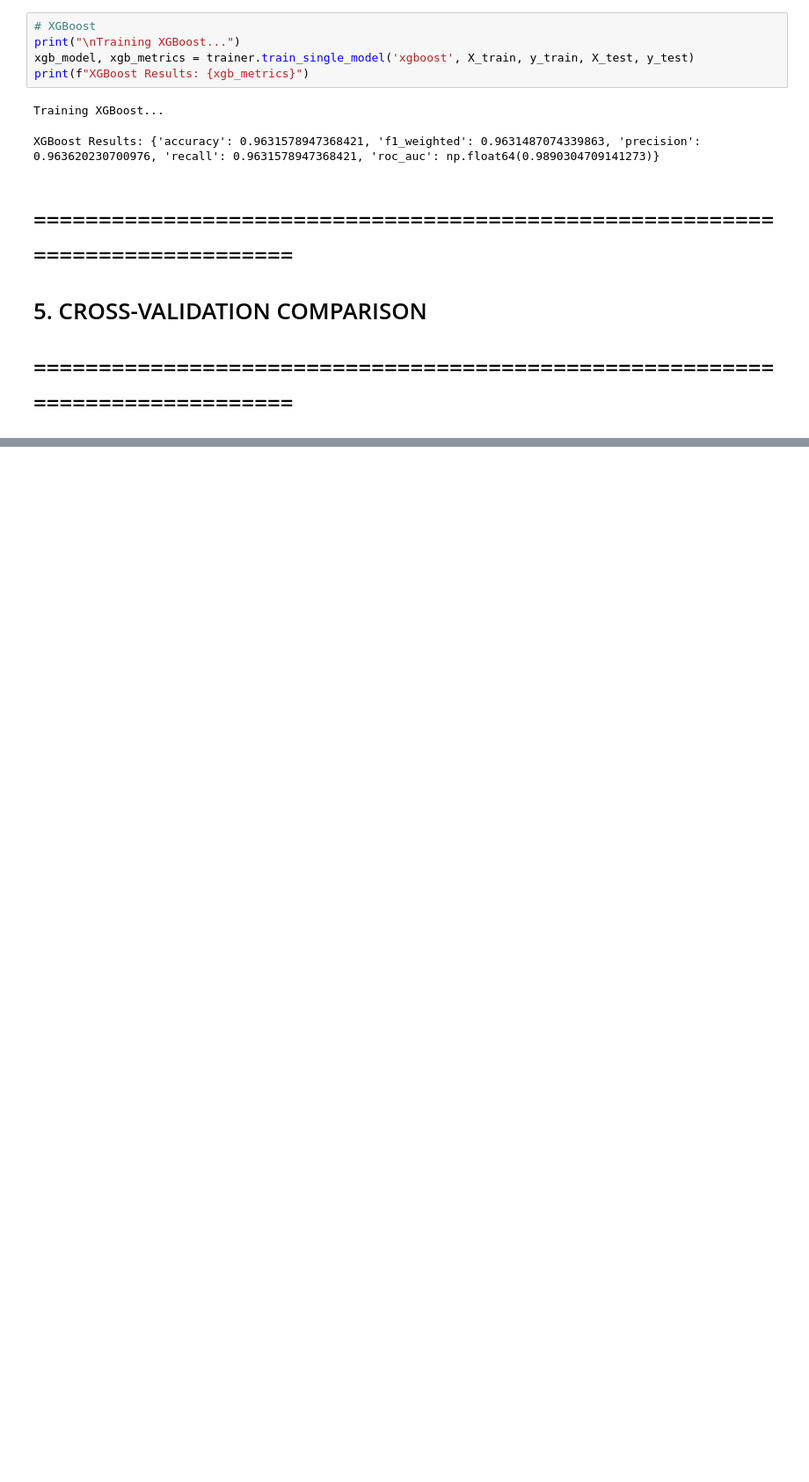
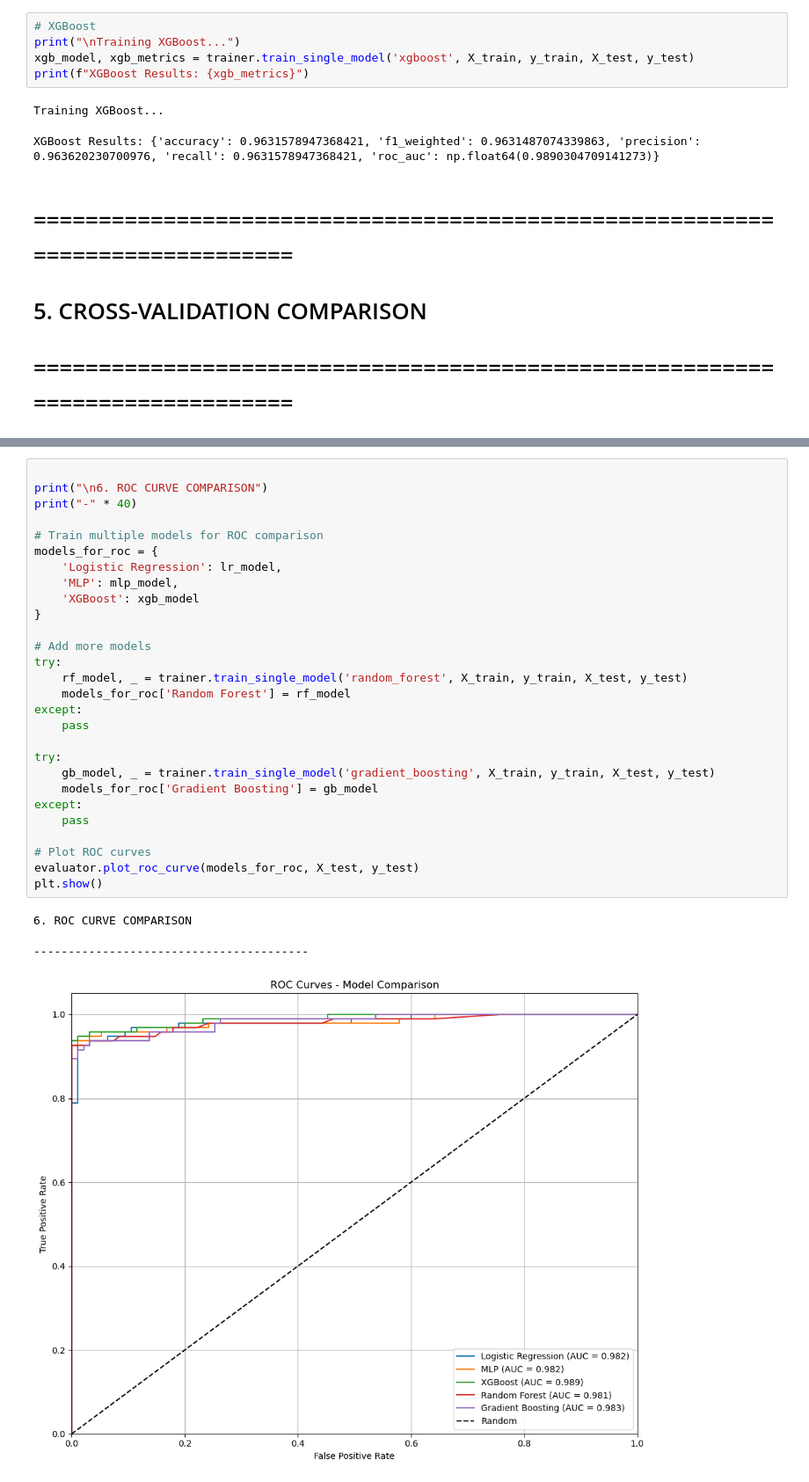
Before and after one commit to Losif01/creditFraudDetection, a Jupyter notebook: notebooks/demonstration_for_clean_code.ipynb, the cells around one changed output, grey strips where cells are left out. Shown at 88% size. Drawn from its saved outputs; the diff is of its cells as text; blank space fills up the shorter version.

```diff
--- a/notebooks/demonstration_for_clean_code.ipynb
+++ b/notebooks/demonstration_for_clean_code.ipynb
@@ -478,0 +484,32 @@ Ensemble Models Comparison:
+# %%
+
+print("\n6. ROC CURVE COMPARISON")
+print("-" * 40)
+
+# Train multiple models for ROC comparison
+models_for_roc = {
+    'Logistic Regression': lr_model,
+    'MLP': mlp_model,
+    'XGBoost': xgb_model
+}
+
+# Add more models
+try:
+    rf_model, _ = trainer.train_single_model('random_forest', X_train, y_train, X_test, y_test)
+    models_for_roc['Random Forest'] = rf_model
+except:
+    pass
+
+try:
+    gb_model, _ = trainer.train_single_model('gradient_boosting', X_train, y_train, X_test, y_test)
+    models_for_roc['Gradient Boosting'] = gb_model
+except:
+    pass
+
+# Plot ROC curves
+evaluator.plot_roc_curve(models_for_roc, X_test, y_test)
+plt.show()
+# %% [output]
+6. ROC CURVE COMPARISON
+----------------------------------------
+[figure, added]
```
Also changed, not shown: parts of 22 cells of this notebook, 8 other files.
